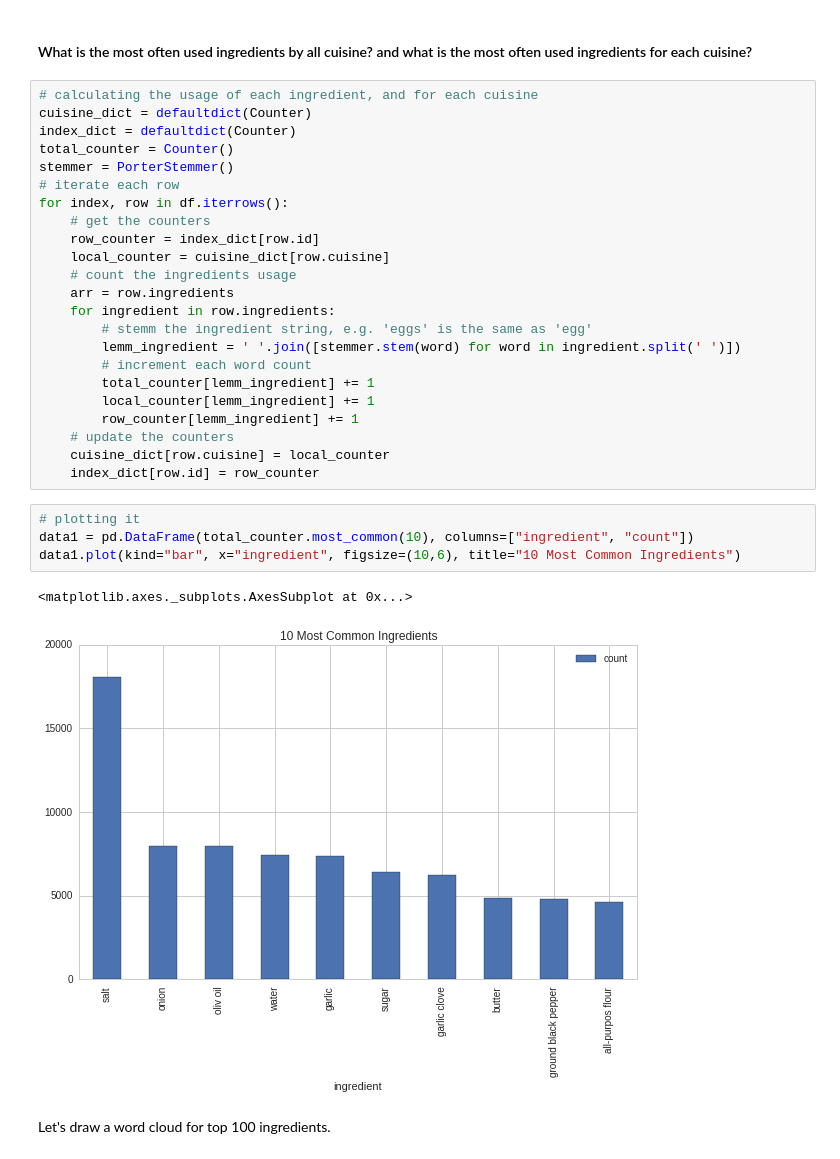
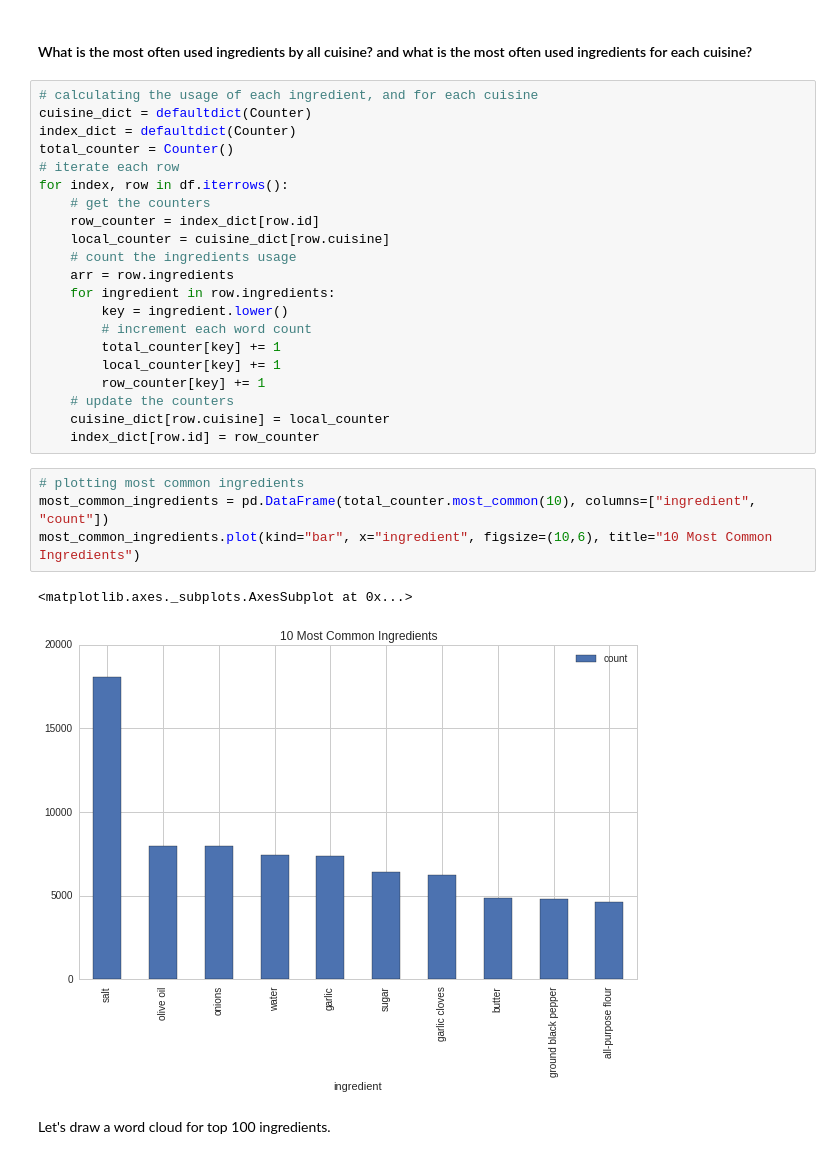
Before and after one commit to bluegrapes/DAT8Coursework, a Jupyter notebook: project2/code/README.ipynb, the cells around one changed output. Cells and saved outputs as stored; diff of their text form.

```diff
--- a/project2/code/README.ipynb
+++ b/project2/code/README.ipynb
@@ -70,7 +83,6 @@ print("unique cuisine count:", len(df.cuisine.unique()))
 cuisine_dict = defaultdict(Counter)
 index_dict = defaultdict(Counter)
 total_counter = Counter()
-stemmer = PorterStemmer()
 # iterate each row
 for index, row in df.iterrows():
     # get the counters
@@ -79,22 +91,21 @@ for index, row in df.iterrows():
     # count the ingredients usage
     arr = row.ingredients
     for ingredient in row.ingredients:
-        # stemm the ingredient string, e.g. 'eggs' is the same as 'egg'
-        lemm_ingredient = ' '.join([stemmer.stem(word) for word in ingredient.split(' ')])
+        key = ingredient.lower()
         # increment each word count
-        total_counter[lemm_ingredient] += 1
-        local_counter[lemm_ingredient] += 1
-        row_counter[lemm_ingredient] += 1
+        total_counter[key] += 1
+        local_counter[key] += 1
+        row_counter[key] += 1
     # update the counters
     cuisine_dict[row.cuisine] = local_counter
     index_dict[row.id] = row_counter
 # %%
-# plotting it
-data1 = pd.DataFrame(total_counter.most_common(10), columns=["ingredient", "count"])
-data1.plot(kind="bar", x="ingredient", figsize=(10,6), title="10 Most Common Ingredients")
+# plotting most common ingredients
+most_common_ingredients = pd.DataFrame(total_counter.most_common(10), columns=["ingredient", "count"])
+most_common_ingredients.plot(kind="bar", x="ingredient", figsize=(10,6), title="10 Most Common Ingredients")
 # %% [output]
 <matplotlib.axes._subplots.AxesSubplot at 0x...>
-[figure, old version]
+[figure, new version]
 # %% [markdown]
 Let's draw a word cloud for top 100 ingredients.
 # %%
```
Also changed, not shown: parts of 52 cells of this notebook, 1 other file.
